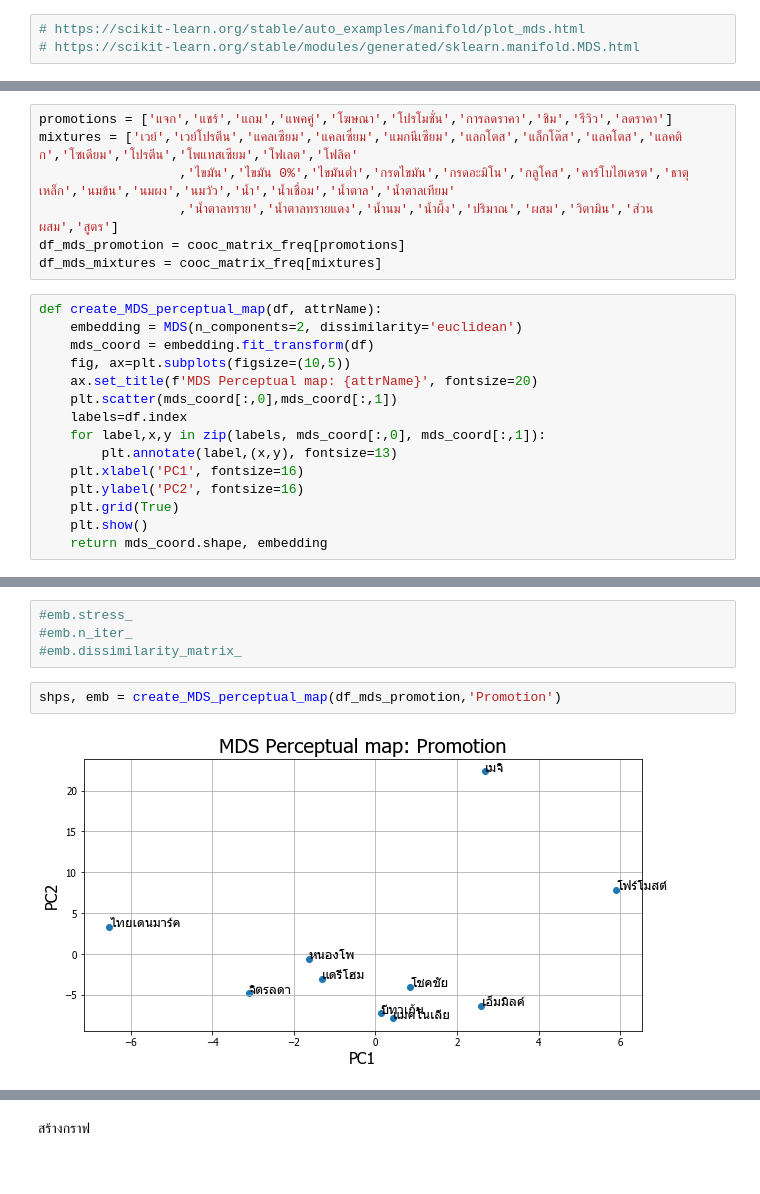
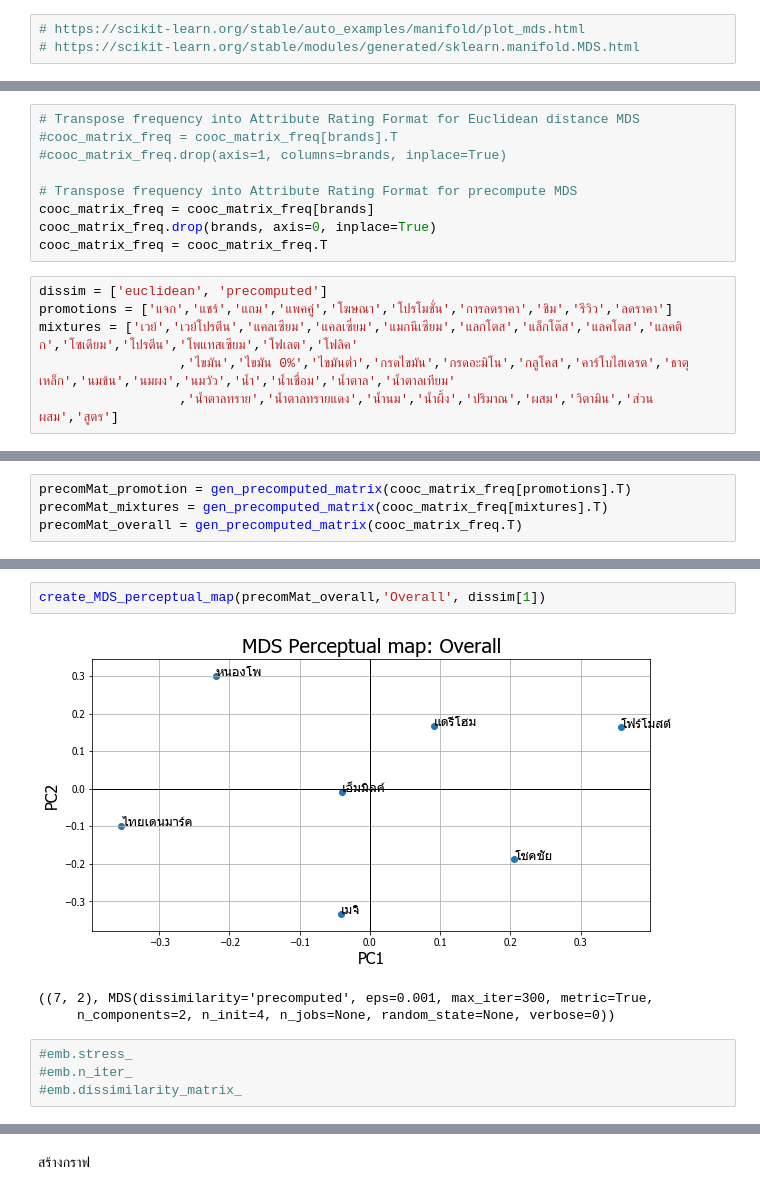
Before and after one commit to pacharapol4066/Product-Position-SNA, a Jupyter notebook: Graph_Visualization.ipynb, the cells around one changed output, grey strips where cells are left out. Cells and saved outputs as stored; diff of their text form.

```diff
--- a/Graph_Visualization.ipynb
+++ b/Graph_Visualization.ipynb
@@ -74,22 +85,15 @@ cooc_matrix_freq.shape
+# %%
+# Transpose frequency into Attribute Rating Format for Euclidean distance MDS
+#cooc_matrix_freq = cooc_matrix_freq[brands].T
+#cooc_matrix_freq.drop(axis=1, columns=brands, inplace=True)
+
+# Transpose frequency into Attribute Rating Format for precompute MDS
+cooc_matrix_freq = cooc_matrix_freq[brands]
+cooc_matrix_freq.drop(brands, axis=0, inplace=True)
+cooc_matrix_freq = cooc_matrix_freq.T
 # %%
+dissim = ['euclidean', 'precomputed']
 promotions = ['แจก','แชร์','แถม','แพคคู่','โฆษณา','โปรโมชั่น','การลดราคา','ชิม','รีวิว','ลดราคา']
 mixtures = ['เวย์','เวย์โปรตีน','แคลเซียม','แคลเซี่ยม','แมกนีเซียม','แลกโตส','แล็กโต๊ส','แลคโตส','แลคติก','โซเดียม','โปรตีน','โพแทสเซียม','โฟเลต','โฟลิค'
                   ,'ไขมัน','ไขมัน 0%','ไขมันต่ำ','กรดไขมัน','กรดอะมิโน','กลูโคส','คาร์โบไฮเดรต','ธาตุเหล็ก','นมข้น','นมผง','นมวัว','น้ำ','น้ำเชื่อม','น้ำตาล','น้ำตาลเทียม'
                   ,'น้ำตาลทราย','น้ำตาลทรายแดง','น้ำนม','น้ำผึ้ง','ปริมาณ','ผสม','วิตามิน','ส่วนผสม','สูตร']
-df_mds_promotion = cooc_matrix_freq[promotions]
-df_mds_mixtures = cooc_matrix_freq[mixtures]
-# %%
-def create_MDS_perceptual_map(df, attrName):
-    embedding = MDS(n_components=2, dissimilarity='euclidean')
-    mds_coord = embedding.fit_transform(df)
-    fig, ax=plt.subplots(figsize=(10,5))
-    ax.set_title(f'MDS Perceptual map: {attrName}', fontsize=20)
-    plt.scatter(mds_coord[:,0],mds_coord[:,1])
-    labels=df.index
-    for label,x,y in zip(labels, mds_coord[:,0], mds_coord[:,1]):
-        plt.annotate(label,(x,y), fontsize=13)
-    plt.xlabel('PC1', fontsize=16)
-    plt.ylabel('PC2', fontsize=16)
-    plt.grid(True)
-    plt.show()
-    return mds_coord.shape, embedding
@@ -99,0 +100,4 @@ shps, emb = create_MDS_perceptual_map(cooc_matrix_freq,'Overall')
+# %%
+precomMat_promotion = gen_precomputed_matrix(cooc_matrix_freq[promotions].T)
+precomMat_mixtures = gen_precomputed_matrix(cooc_matrix_freq[mixtures].T)
+precomMat_overall = gen_precomputed_matrix(cooc_matrix_freq.T)
@@ -100,8 +115,10 @@ shps, emb = create_MDS_perceptual_map(cooc_matrix_freq,'Overall')
+# %%
+create_MDS_perceptual_map(precomMat_overall,'Overall', dissim[1])
+# %% [output]
+[figure, added]
+((7, 2), MDS(dissimilarity='precomputed', eps=0.001, max_iter=300, metric=True,
+     n_components=2, n_init=4, n_jobs=None, random_state=None, verbose=0))
 # %%
 #emb.stress_
 #emb.n_iter_
 #emb.dissimilarity_matrix_
-# %%
-shps, emb = create_MDS_perceptual_map(df_mds_promotion,'Promotion')
-# %% [output]
-[figure, removed]
```
Also changed, not shown: parts of 18 cells of this notebook, 10 other files.
